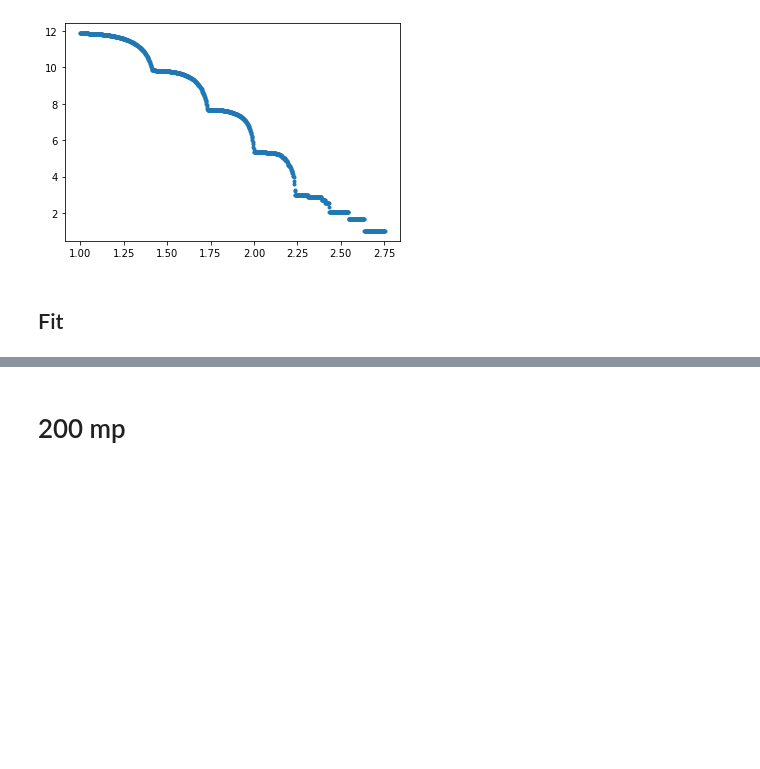
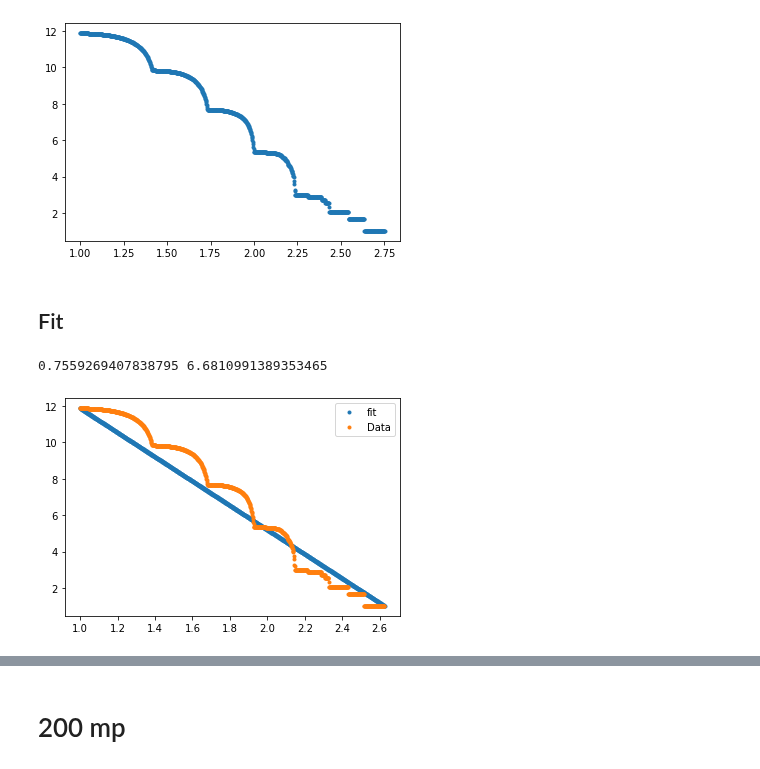
Before and after one commit to qtaylorphys/BH_Extremal, a Jupyter notebook: Analysis.ipynb, the cells around one changed output, grey strips where cells are left out. Saved outputs shown, nothing was run; the diff lists cells and outputs as text; code cells hidden in the pictures; blank space fills up the shorter version.

```diff
--- a/Analysis.ipynb
+++ b/Analysis.ipynb
@@ -128,15 +129,32 @@ m100 = f100[a100]
 max100 = max(m100)
 min100 = min(m100)
 mprime = np.linspace(min100,max100,1000)
-eta = np.empty(1000)
+eta100 = np.empty(1000)
 for index, i in enumerate(mprime):
-    eta[index] = np.log(np.sum(m100[m100 > i]))
-plt.plot(mprime, eta, '.')
+    eta100[index] = np.log(np.sum(m100[m100 > i]))
+plt.plot(mprime, eta100, '.')
 #plt.yscale("log")
 # %% [output]
 [<matplotlib.lines.Line2D at 0x...>]
 [figure]
 # %% [markdown]
 ## Fit
+# %%
+s100 = (eta[-2] - max(eta100)) / (min(mprime) - max(mprime))
+cept = max(eta100)
+l100 = cept - s100 * (mprime - 1)
+# %%
+N100 = len(m100)
+beta100 = np.exp(-cept) * N100
+print(beta100, s100)
+# %% [output]
+0.7559269407838795 6.6810991389353465
+# %%
+plt.plot(mprime, l100, '.', label = 'fit')
+plt.plot(mprime, eta,  '.', label = 'Data')
+plt.legend()
+plt.show()
+# %% [output]
+[figure, added]
 # %%
 def fit(m, b, a):
```
Also changed, not shown: parts of 12 cells of this notebook.
